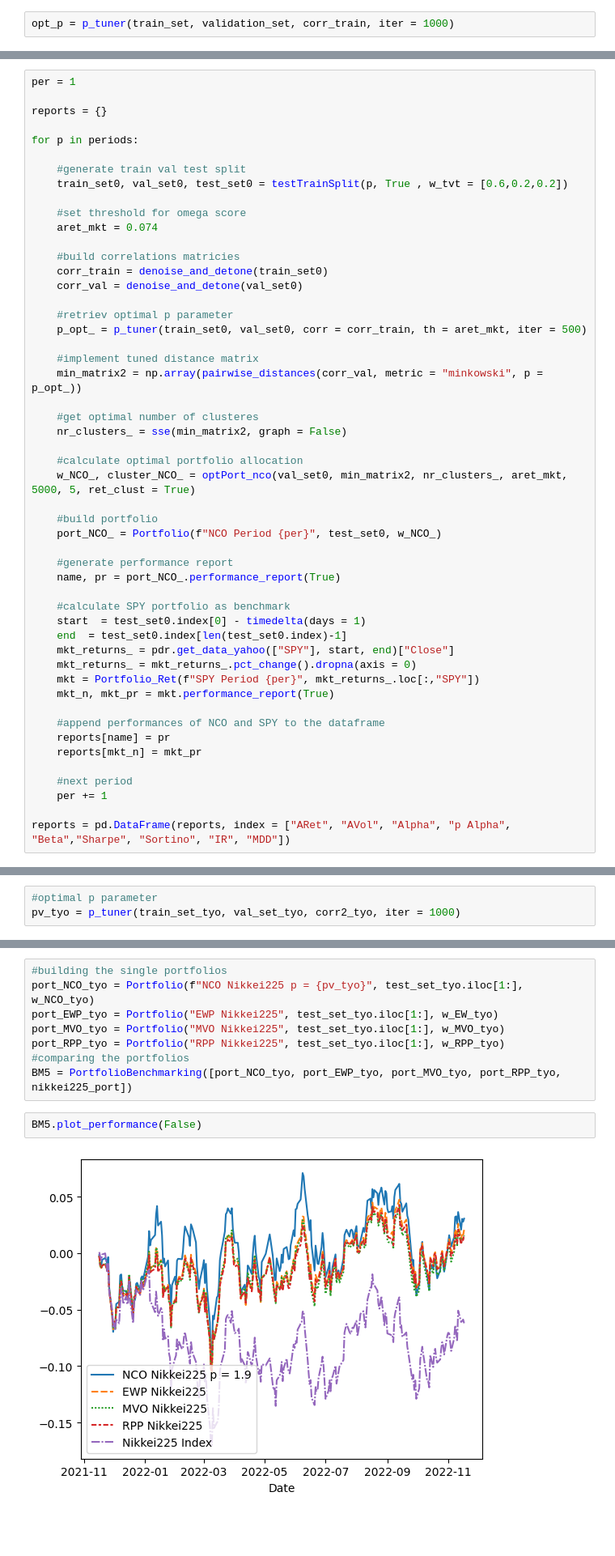
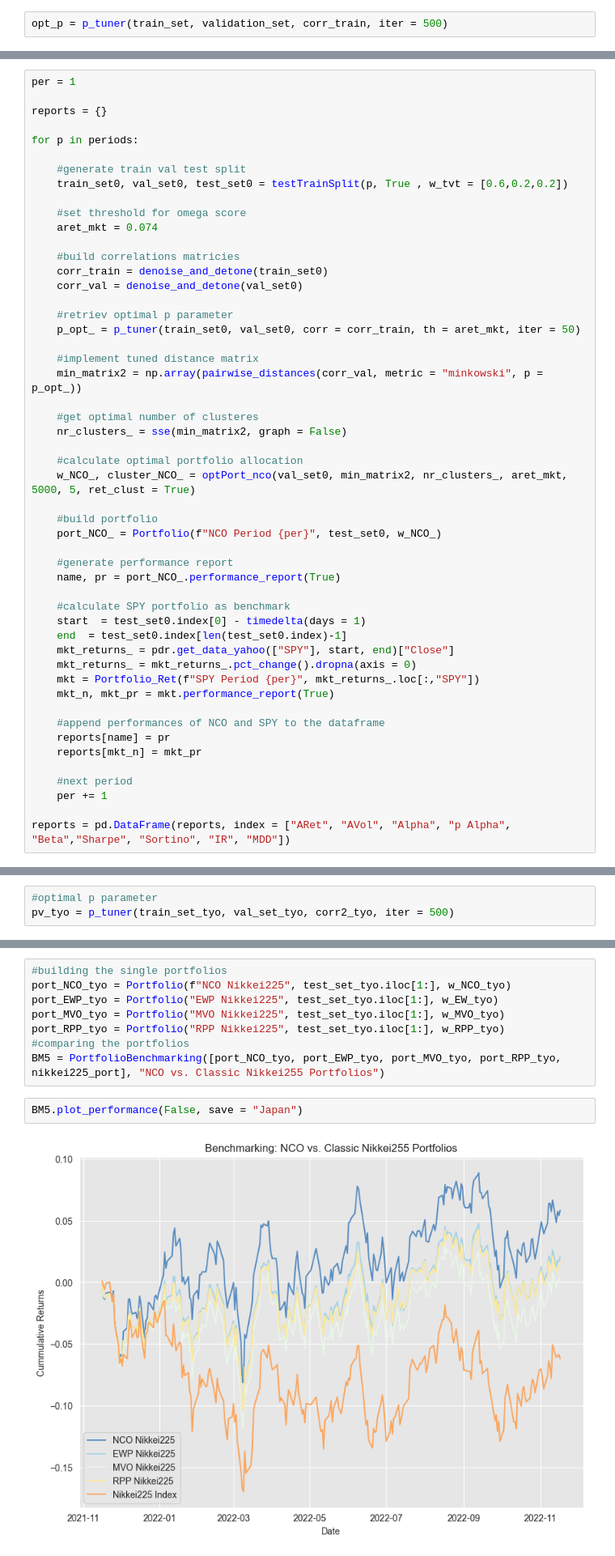
Before and after one commit to dariosandrucci/thesis, a Jupyter notebook: main.ipynb, the cells around one changed output, grey strips where cells are left out. Shown at 81% size. Saved outputs shown, nothing was run; the diff lists cells and outputs as text; blank space fills up the shorter version.

```diff
--- a/main.ipynb
+++ b/main.ipynb
@@ -232,7 +231,7 @@ corr_val = denoise_and_detone(validation_set)
 # %% [markdown]
 Lets find the p parameter the yielded the highest sharpe ratio over the validation set and create to corresponding distance matrix.
 # %%
-opt_p = p_tuner(train_set, validation_set, corr_train, iter = 1000)
+opt_p = p_tuner(train_set, validation_set, corr_train, iter = 500)
 # %%
 min_matrix1 = np.array(pairwise_distances(corr_val, metric = "minkowski", p = opt_p))
 # %% [markdown]
@@ -322,7 +331,7 @@ for p in periods:
     corr_val = denoise_and_detone(val_set0)
 
     #retriev optimal p parameter
-    p_opt_ = p_tuner(train_set0, val_set0, corr = corr_train, th = aret_mkt, iter = 500)
+    p_opt_ = p_tuner(train_set0, val_set0, corr = corr_train, th = aret_mkt, iter = 50)
 
     #implement tuned distance matrix
     min_matrix2 = np.array(pairwise_distances(corr_val, metric = "minkowski", p = p_opt_))
@@ -486,7 +504,7 @@ train_set_tyo, val_set_tyo = testTrainSplit(train_set_tyo_, validation_set = Fal
 corr2_tyo = denoise_and_detone(train_set_tyo)
 # %%
 #optimal p parameter
-pv_tyo = p_tuner(train_set_tyo, val_set_tyo, corr2_tyo, iter = 1000)
+pv_tyo = p_tuner(train_set_tyo, val_set_tyo, corr2_tyo, iter = 500)
 # %%
 #derive the tuned distance matrix
 corr2_tyo_val = denoise_and_detone(val_set_tyo)
@@ -513,14 +531,14 @@ w_MVO_tyo = optPortMVO(train_set_tyo_)
 w_RPP_tyo = optPortRPP(train_set_tyo_)
 # %%
 #building the single portfolios
-port_NCO_tyo = Portfolio(f"NCO Nikkei225 p = {pv_tyo}", test_set_tyo.iloc[1:], w_NCO_tyo)
+port_NCO_tyo = Portfolio(f"NCO Nikkei225", test_set_tyo.iloc[1:], w_NCO_tyo)
 port_EWP_tyo = Portfolio("EWP Nikkei225", test_set_tyo.iloc[1:], w_EW_tyo)
 port_MVO_tyo = Portfolio("MVO Nikkei225", test_set_tyo.iloc[1:], w_MVO_tyo)
 port_RPP_tyo = Portfolio("RPP Nikkei225", test_set_tyo.iloc[1:], w_RPP_tyo)
 #comparing the portfolios
-BM5 = PortfolioBenchmarking([port_NCO_tyo, port_EWP_tyo, port_MVO_tyo, port_RPP_tyo, nikkei225_port])
+BM5 = PortfolioBenchmarking([port_NCO_tyo, port_EWP_tyo, port_MVO_tyo, port_RPP_tyo, nikkei225_port], "NCO vs. Classic Nikkei255 Portfolios")
 # %%
-BM5.plot_performance(False)
+BM5.plot_performance(False, save = "Japan")
 # %% [output]
-[figure, old version]
+[figure, new version]
 # %%
```
Also changed, not shown: parts of 43 cells of this notebook, 4 other files.
